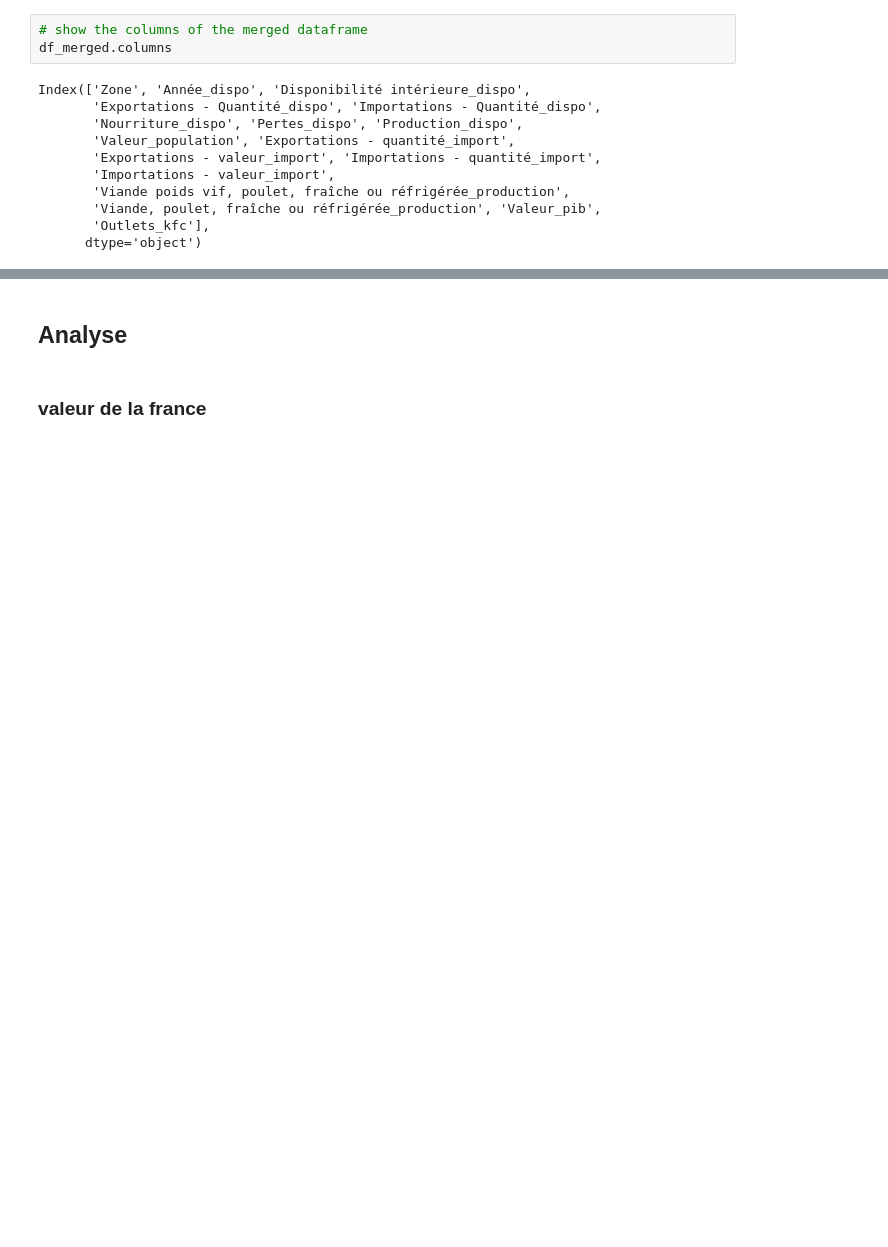
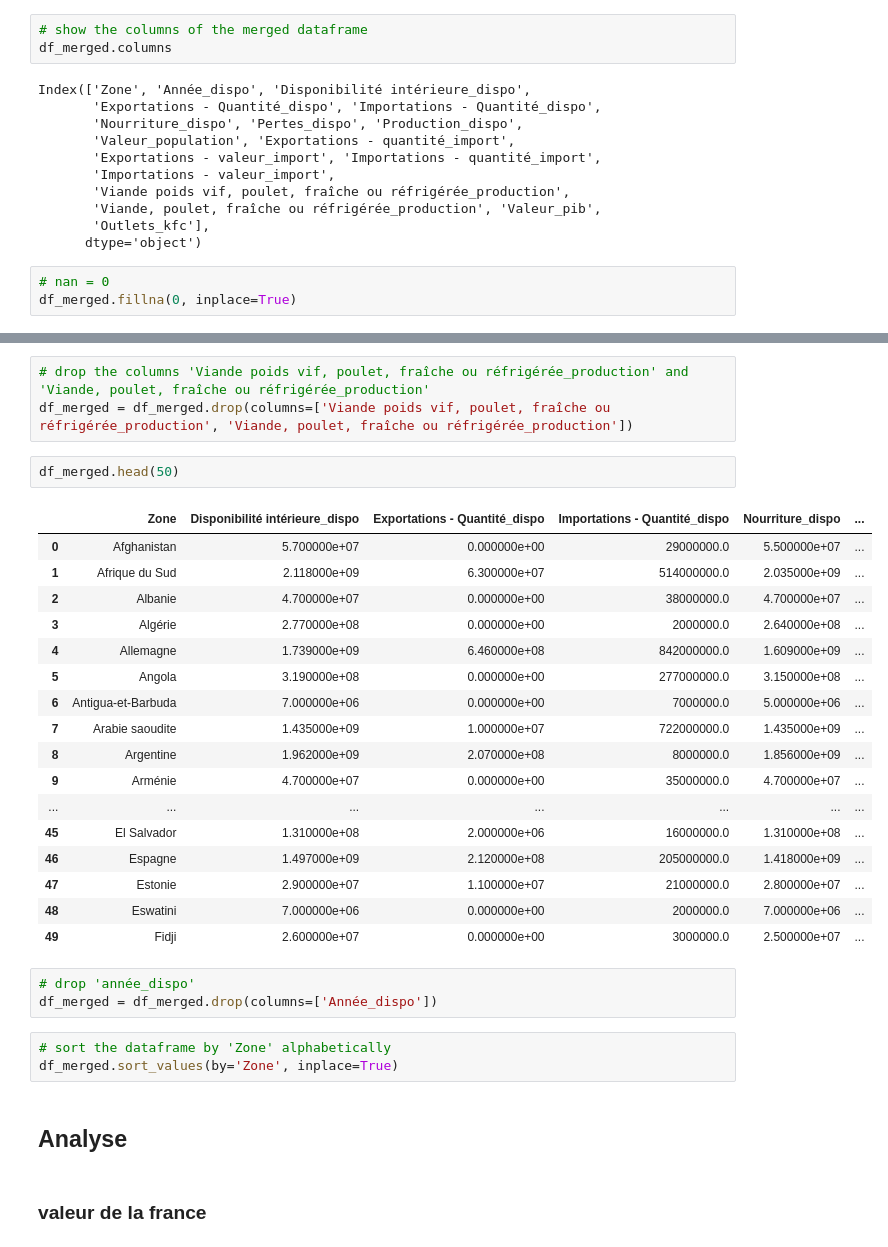
Before and after one commit to RubenKraan/data_analyst_openclassrooms, a Jupyter notebook: projet 11/projet_11.ipynb, the cells around one changed output, grey strips where cells are left out. Cells and saved outputs as stored; diff of their text form; blank space fills up the shorter version.

```diff
--- a/projet 11/projet_11.ipynb
+++ b/projet 11/projet_11.ipynb
@@ -572,3 +585,6 @@ Index(['Zone', 'Année_dispo', 'Disponibilité intérieure_dispo',
        'Viande, poulet, fraîche ou réfrigérée_production', 'Valeur_pib',
        'Outlets_kfc'],
       dtype='object')
+# %%
+# nan = 0
+df_merged.fillna(0, inplace=True)
@@ -575,3 +603,32 @@ Index(['Zone', 'Année_dispo', 'Disponibilité intérieure_dispo',
+# %%
+# drop the columns 'Viande poids vif, poulet, fraîche ou réfrigérée_production' and 'Viande, poulet, fraîche ou réfrigérée_production'
+df_merged = df_merged.drop(columns=['Viande poids vif, poulet, fraîche ou réfrigérée_production', 'Viande, poulet, fraîche ou réfrigérée_production'])
+# %%
+df_merged.head(50)
+# %% [output]
+|  | Zone | Disponibilité intérieure_dispo | Exportations - Quantité_dispo | Importations - Quantité_dispo | Nourriture_dispo | ... |
+| 0 | Afghanistan | 5.700000e+07 | 0.000000e+00 | 29000000.0 | 5.500000e+07 | ... |
+| 1 | Afrique du Sud | 2.118000e+09 | 6.300000e+07 | 514000000.0 | 2.035000e+09 | ... |
+| 2 | Albanie | 4.700000e+07 | 0.000000e+00 | 38000000.0 | 4.700000e+07 | ... |
+| 3 | Algérie | 2.770000e+08 | 0.000000e+00 | 2000000.0 | 2.640000e+08 | ... |
+| 4 | Allemagne | 1.739000e+09 | 6.460000e+08 | 842000000.0 | 1.609000e+09 | ... |
+| 5 | Angola | 3.190000e+08 | 0.000000e+00 | 277000000.0 | 3.150000e+08 | ... |
+| 6 | Antigua-et-Barbuda | 7.000000e+06 | 0.000000e+00 | 7000000.0 | 5.000000e+06 | ... |
+| 7 | Arabie saoudite | 1.435000e+09 | 1.000000e+07 | 722000000.0 | 1.435000e+09 | ... |
+| 8 | Argentine | 1.962000e+09 | 2.070000e+08 | 8000000.0 | 1.856000e+09 | ... |
+| 9 | Arménie | 4.700000e+07 | 0.000000e+00 | 35000000.0 | 4.700000e+07 | ... |
+| ... | ... | ... | ... | ... | ... | ... |
+| 45 | El Salvador | 1.310000e+08 | 2.000000e+06 | 16000000.0 | 1.310000e+08 | ... |
+| 46 | Espagne | 1.497000e+09 | 2.120000e+08 | 205000000.0 | 1.418000e+09 | ... |
+| 47 | Estonie | 2.900000e+07 | 1.100000e+07 | 21000000.0 | 2.800000e+07 | ... |
+| 48 | Eswatini | 7.000000e+06 | 0.000000e+00 | 2000000.0 | 7.000000e+06 | ... |
+| 49 | Fidji | 2.600000e+07 | 0.000000e+00 | 3000000.0 | 2.500000e+07 | ... |
+# %%
+# drop 'année_dispo'
+df_merged = df_merged.drop(columns=['Année_dispo'])
+# %%
+# sort the dataframe by 'Zone' alphabetically
+df_merged.sort_values(by='Zone', inplace=True)
 # %% [markdown]
 ## Analyse
 # %% [markdown]
```
Also changed, not shown: parts of 12 cells of this notebook, 2 other files.
